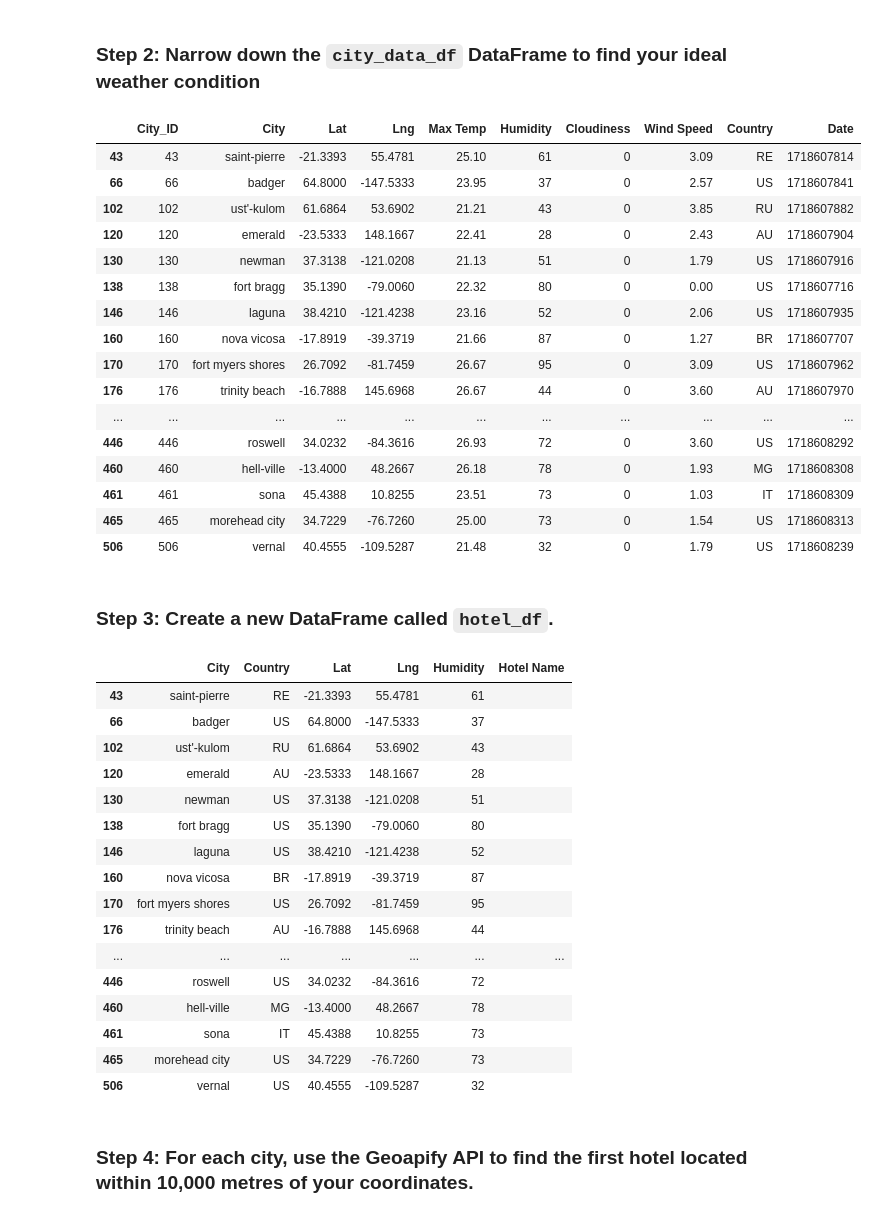
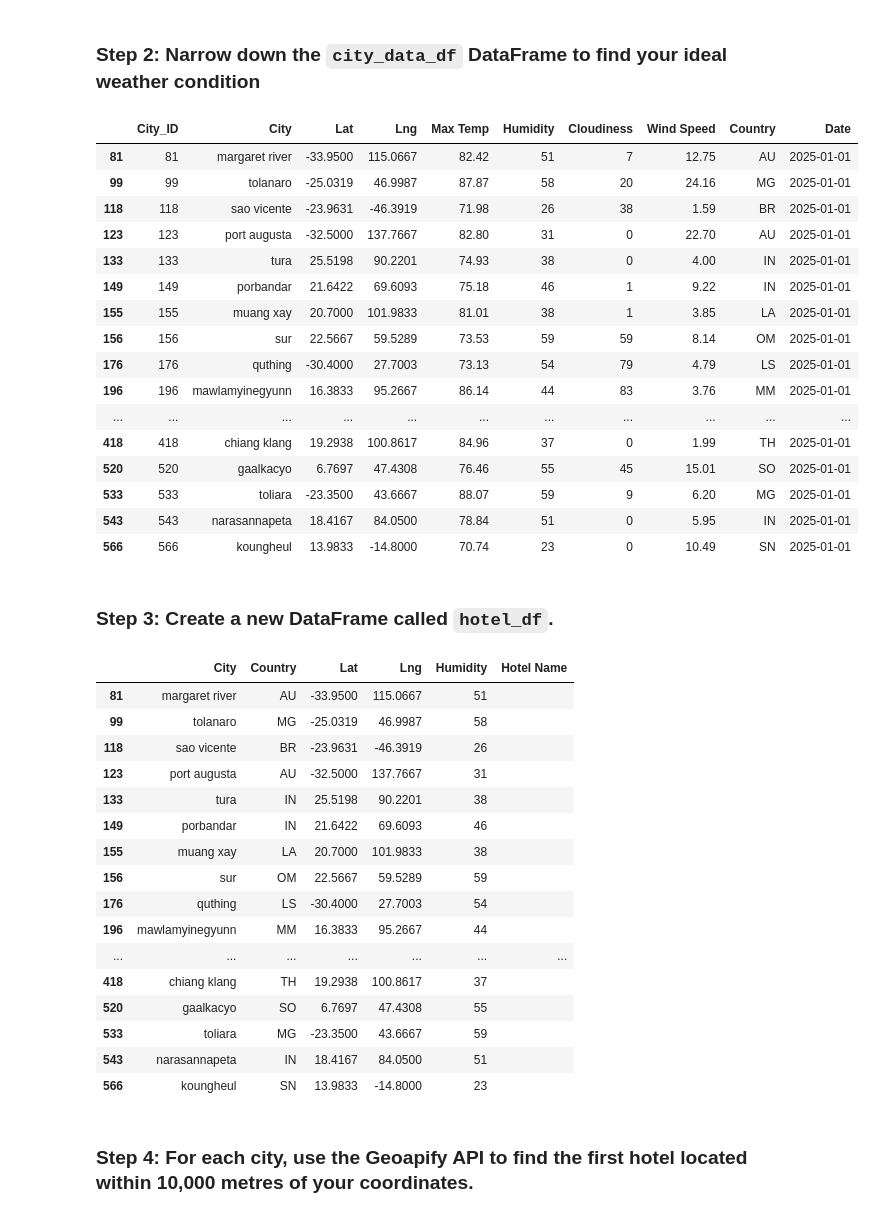
Before and after one commit to cosmopaladin/python-api-challenge, a Jupyter notebook: VacationPy.ipynb, the cells around one changed output. Drawn from its saved outputs; the diff is of its cells as text; code cells hidden in the pictures.

```diff
--- a/VacationPy.ipynb
+++ b/VacationPy.ipynb
@@ -55,60 +82,63 @@ city_data_df.head()
 ### Step 2: Narrow down the `city_data_df` DataFrame to find your ideal weather condition
 # %%
 # Narrow down cities that fit criteria and drop any results with null values
-# YOUR CODE HERE
-
+city_clean_df = city_data_df.loc[
+    (city_data_df["Max Temp"] < 90)
+    & (city_data_df["Max Temp"] > 70)
+    & (city_data_df["Humidity"] < 60)
+    & (city_data_df["Humidity"] > 20)
 # Drop any rows with null values
-# YOUR CODE HERE
+].dropna()
 
 # Display sample data
-# YOUR CODE HERE
+city_clean_df
 # %% [output]
 |  | City_ID | City | Lat | Lng | Max Temp | Humidity | Cloudiness | Wind Speed | Country | Date |
-| 43 | 43 | saint-pierre | -21.3393 | 55.4781 | 25.10 | 61 | 0 | 3.09 | RE | 1718607814 |
-| 66 | 66 | badger | 64.8000 | -147.5333 | 23.95 | 37 | 0 | 2.57 | US | 1718607841 |
-| 102 | 102 | ust'-kulom | 61.6864 | 53.6902 | 21.21 | 43 | 0 | 3.85 | RU | 1718607882 |
-| 120 | 120 | emerald | -23.5333 | 148.1667 | 22.41 | 28 | 0 | 2.43 | AU | 1718607904 |
-| 130 | 130 | newman | 37.3138 | -121.0208 | 21.13 | 51 | 0 | 1.79 | US | 1718607916 |
-| 138 | 138 | fort bragg | 35.1390 | -79.0060 | 22.32 | 80 | 0 | 0.00 | US | 1718607716 |
-| 146 | 146 | laguna | 38.4210 | -121.4238 | 23.16 | 52 | 0 | 2.06 | US | 1718607935 |
-| 160 | 160 | nova vicosa | -17.8919 | -39.3719 | 21.66 | 87 | 0 | 1.27 | BR | 1718607707 |
-| 170 | 170 | fort myers shores | 26.7092 | -81.7459 | 26.67 | 95 | 0 | 3.09 | US | 1718607962 |
-| 176 | 176 | trinity beach | -16.7888 | 145.6968 | 26.67 | 44 | 0 | 3.60 | AU | 1718607970 |
+| 81 | 81 | margaret river | -33.9500 | 115.0667 | 82.42 | 51 | 7 | 12.75 | AU | 2025-01-01 |
+| 99 | 99 | tolanaro | -25.0319 | 46.9987 | 87.87 | 58 | 20 | 24.16 | MG | 2025-01-01 |
+| 118 | 118 | sao vicente | -23.9631 | -46.3919 | 71.98 | 26 | 38 | 1.59 | BR | 2025-01-01 |
+| 123 | 123 | port augusta | -32.5000 | 137.7667 | 82.80 | 31 | 0 | 22.70 | AU | 2025-01-01 |
+| 133 | 133 | tura | 25.5198 | 90.2201 | 74.93 | 38 | 0 | 4.00 | IN | 2025-01-01 |
+| 149 | 149 | porbandar | 21.6422 | 69.6093 | 75.18 | 46 | 1 | 9.22 | IN | 2025-01-01 |
+| 155 | 155 | muang xay | 20.7000 | 101.9833 | 81.01 | 38 | 1 | 3.85 | LA | 2025-01-01 |
+| 156 | 156 | sur | 22.5667 | 59.5289 | 73.53 | 59 | 59 | 8.14 | OM | 2025-01-01 |
+| 176 | 176 | quthing | -30.4000 | 27.7003 | 73.13 | 54 | 79 | 4.79 | LS | 2025-01-01 |
+| 196 | 196 | mawlamyinegyunn | 16.3833 | 95.2667 | 86.14 | 44 | 83 | 3.76 | MM | 2025-01-01 |
 | ... | ... | ... | ... | ... | ... | ... | ... | ... | ... | ... |
-| 446 | 446 | roswell | 34.0232 | -84.3616 | 26.93 | 72 | 0 | 3.60 | US | 1718608292 |
-| 460 | 460 | hell-ville | -13.4000 | 48.2667 | 26.18 | 78 | 0 | 1.93 | MG | 1718608308 |
-| 461 | 461 | sona | 45.4388 | 10.8255 | 23.51 | 73 | 0 | 1.03 | IT | 1718608309 |
-| 465 | 465 | morehead city | 34.7229 | -76.7260 | 25.00 | 73 | 0 | 1.54 | US | 1718608313 |
-| 506 | 506 | vernal | 40.4555 | -109.5287 | 21.48 | 32 | 0 | 1.79 | US | 1718608239 |
+| 418 | 418 | chiang klang | 19.2938 | 100.8617 | 84.96 | 37 | 0 | 1.99 | TH | 2025-01-01 |
+| 520 | 520 | gaalkacyo | 6.7697 | 47.4308 | 76.46 | 55 | 45 | 15.01 | SO | 2025-01-01 |
+| 533 | 533 | toliara | -23.3500 | 43.6667 | 88.07 | 59 | 9 | 6.20 | MG | 2025-01-01 |
+| 543 | 543 | narasannapeta | 18.4167 | 84.0500 | 78.84 | 51 | 0 | 5.95 | IN | 2025-01-01 |
+| 566 | 566 | koungheul | 13.9833 | -14.8000 | 70.74 | 23 | 0 | 10.49 | SN | 2025-01-01 |
 # %% [markdown]
 ### Step 3: Create a new DataFrame called `hotel_df`.
 # %%
 # Use the Pandas copy function to create DataFrame called hotel_df to store the city, country, coordinates, and humidity
-# YOUR CODE HERE
+hotel_df = city_clean_df[["City", "Country", "Lat", "Lng", "Humidity"]].copy()
 
 # Add an empty column, "Hotel Name," to the DataFrame so you can store the hotel found using the Geoapify API
-# YOUR CODE HERE
+hotel_df["Hotel Name"] = ""
 
 # Display sample data
-# YOUR CODE HERE
+hotel_df
 # %% [output]
 |  | City | Country | Lat | Lng | Humidity | Hotel Name |
-| 43 | saint-pierre | RE | -21.3393 | 55.4781 | 61 |  |
-| 66 | badger | US | 64.8000 | -147.5333 | 37 |  |
-| 102 | ust'-kulom | RU | 61.6864 | 53.6902 | 43 |  |
-| 120 | emerald | AU | -23.5333 | 148.1667 | 28 |  |
-| 130 | newman | US | 37.3138 | -121.0208 | 51 |  |
-| 138 | fort bragg | US | 35.1390 | -79.0060 | 80 |  |
-| 146 | laguna | US | 38.4210 | -121.4238 | 52 |  |
-| 160 | nova vicosa | BR | -17.8919 | -39.3719 | 87 |  |
-| 170 | fort myers shores | US | 26.7092 | -81.7459 | 95 |  |
-| 176 | trinity beach | AU | -16.7888 | 145.6968 | 44 |  |
+| 81 | margaret river | AU | -33.9500 | 115.0667 | 51 |  |
+| 99 | tolanaro | MG | -25.0319 | 46.9987 | 58 |  |
+| 118 | sao vicente | BR | -23.9631 | -46.3919 | 26 |  |
+| 123 | port augusta | AU | -32.5000 | 137.7667 | 31 |  |
+| 133 | tura | IN | 25.5198 | 90.2201 | 38 |  |
+| 149 | porbandar | IN | 21.6422 | 69.6093 | 46 |  |
+| 155 | muang xay | LA | 20.7000 | 101.9833 | 38 |  |
+| 156 | sur | OM | 22.5667 | 59.5289 | 59 |  |
+| 176 | quthing | LS | -30.4000 | 27.7003 | 54 |  |
+| 196 | mawlamyinegyunn | MM | 16.3833 | 95.2667 | 44 |  |
 | ... | ... | ... | ... | ... | ... | ... |
-| 446 | roswell | US | 34.0232 | -84.3616 | 72 |  |
-| 460 | hell-ville | MG | -13.4000 | 48.2667 | 78 |  |
-| 461 | sona | IT | 45.4388 | 10.8255 | 73 |  |
-| 465 | morehead city | US | 34.7229 | -76.7260 | 73 |  |
-| 506 | vernal | US | 40.4555 | -109.5287 | 32 |  |
+| 418 | chiang klang | TH | 19.2938 | 100.8617 | 37 |  |
+| 520 | gaalkacyo | SO | 6.7697 | 47.4308 | 55 |  |
+| 533 | toliara | MG | -23.3500 | 43.6667 | 59 |  |
+| 543 | narasannapeta | IN | 18.4167 | 84.0500 | 51 |  |
+| 566 | koungheul | SN | 13.9833 | -14.8000 | 23 |  |
 # %% [markdown]
 ### Step 4: For each city, use the Geoapify API to find the first hotel located within 10,000 metres of your coordinates.
 # %%
```
Also changed, not shown: parts of 8 cells of this notebook.
